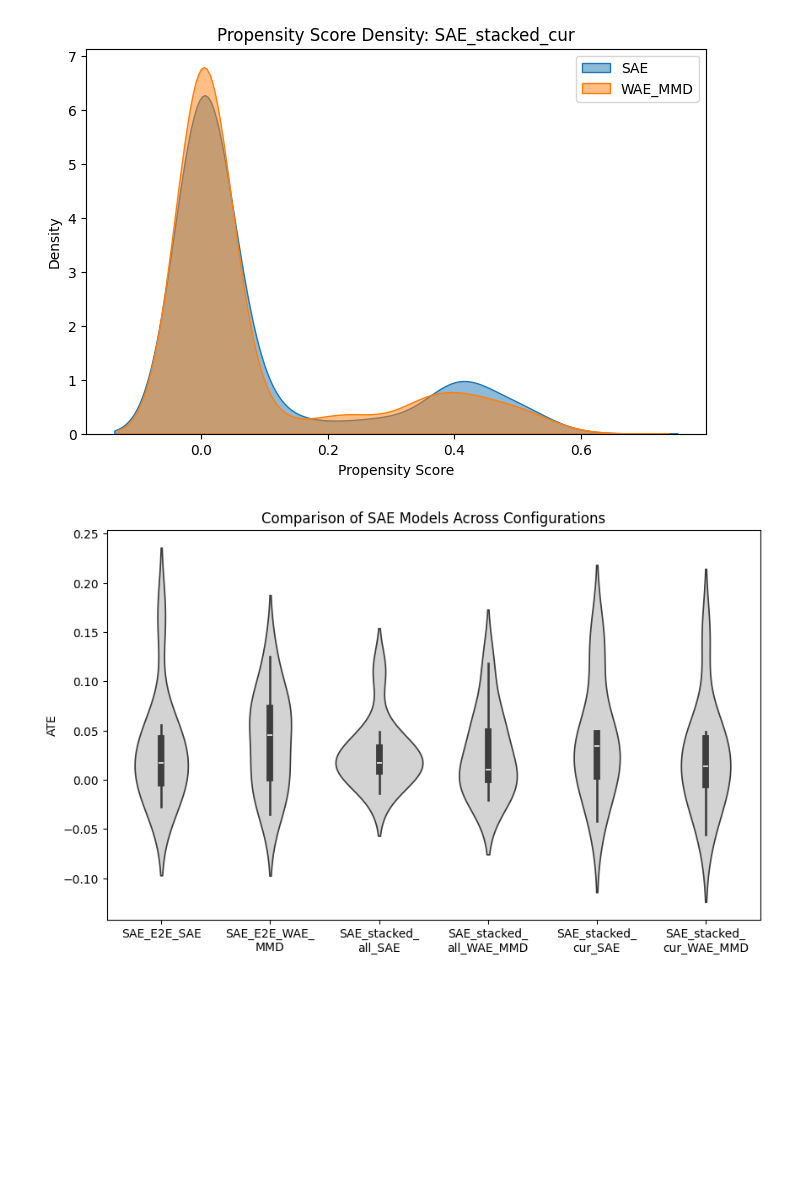
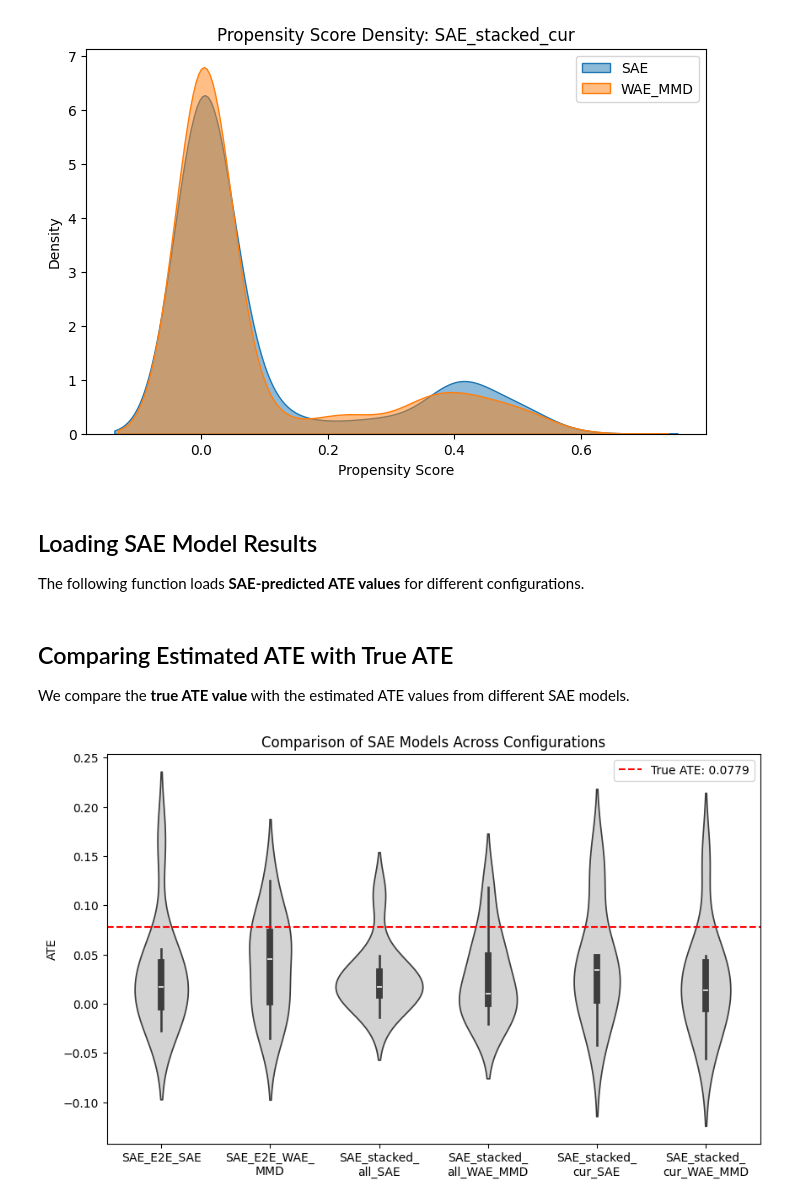
Before and after one commit to PulkitT01/DPN-SA-MMD_extension, a Jupyter notebook: data_explore.ipynb, the cells around one changed output. Cells and saved outputs as stored; diff of their text form; code cells hidden in the pictures; blank space fills up the shorter version.

Commit message:
Add notebook exploring the dataset and including plots

```diff
--- a/Results.ipynb
+++ b/data_explore.ipynb
@@ -5,0 +47,24 @@ import seaborn as sns
+# %%
+import numpy as np
+
+# Load dataset (assuming data is a .npz file)
+data = np.load(train_path)  # Replace with your actual dataset file
+
+# Extract feature matrix
+X = data['x']
+
+# Compute summary statistics for each feature
+feature_ranges = {
+    f"Feature {i+1}": {
+        "Min": np.min(X[:, i]),
+        "Max": np.max(X[:, i]),
+        "Mean": np.mean(X[:, i]),
+        "Std": np.std(X[:, i])
+    }
+    for i in range(X.shape[1])
+}
+
+# Print summary statistics
+print("\nFeature Summary Statistics:")
+for feature, stats in feature_ranges.items():
+    print(f"{feature}: Min={stats['Min']}, Max={stats['Max']}, Mean={stats['Mean']:.2f}, Std={stats['Std']:.2f}")
@@ -93 +253,5 @@ SAE_COLUMNS = {
+# %% [markdown]
+## Loading SAE Model Results
+
+The following function loads **SAE-predicted ATE values** for different configurations.
 # %%
@@ -112,26 +288,34 @@ def load_sae_results(files_dict, columns_dict):
 
 # Load the SAE data
 sae_data = load_sae_results(SAE_RESULTS_FILES, SAE_COLUMNS)
+# %% [markdown]
+## Comparing Estimated ATE with True ATE
+
+We compare the **true ATE value** with the estimated ATE values from different SAE models.
 # %%
-import textwrap
+# Extract True ATE
+true_ate = data["ate"].item()
 
 # Combined Violin Plot for All Models and Configurations
-def plot_combined_violin(sae_data):
+def plot_combined_violin(sae_data, true_ate):
     plt.figure(figsize=(10, 6))
     data_to_plot = pd.concat([pd.concat(dfs, axis=1) for dfs in sae_data.values()], axis=1)
 
     sns.violinplot(data=data_to_plot, inner="box", color="#D3D3D3")  # Light grey color
+
+    plt.axhline(y=true_ate, color='r', linestyle='--', label=f"True ATE: {true_ate:.4f}")
+    plt.legend()
 
     plt.title("Comparison of SAE Models Across Configurations")
     plt.ylabel("ATE")
 
     # Wrapping the x-tick labels to avoid rotation
     labels = [textwrap.fill(label, width=12) for label in data_to_plot.columns]
     plt.xticks(ticks=range(len(labels)), labels=labels, ha='center')
 
     plt.show()
 
-# Generate combined violin plot
-plot_combined_violin(sae_data)
+# Generate combined violin plot with True ATE
+plot_combined_violin(sae_data, true_ate)
 # %% [output]
-[figure, old version]
+[figure, new version]
```
Also changed, not shown: parts of 21 cells of this notebook.
